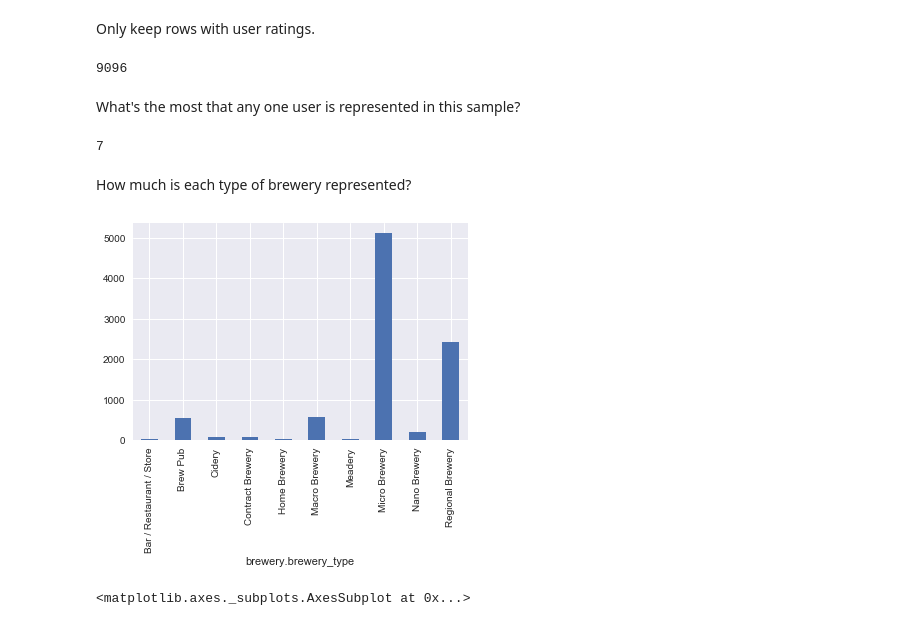
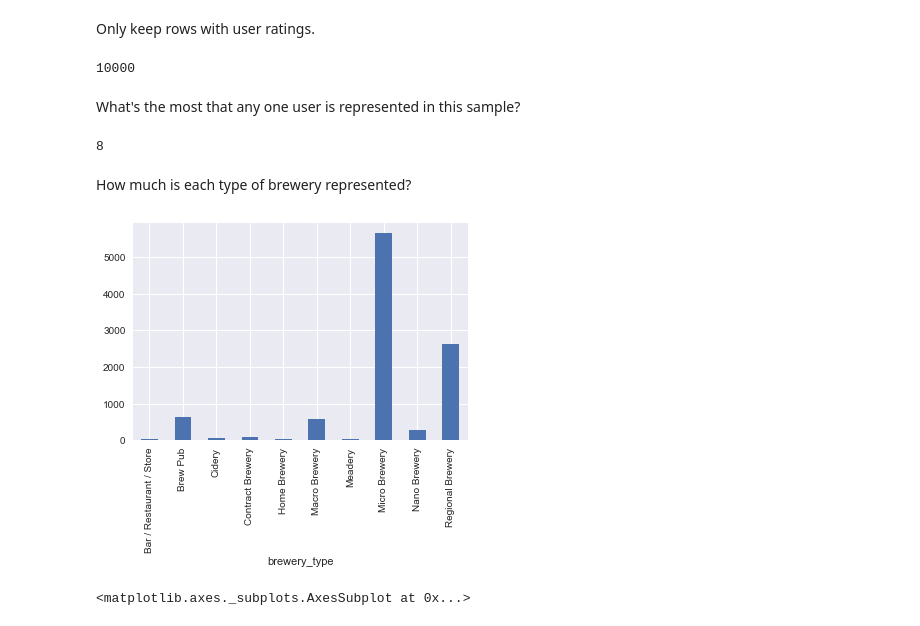
Before and after one commit to ebhtra/springboard, a Jupyter notebook: RatingsEDA.ipynb, the cells around one changed output. Cells and saved outputs as stored; diff of their text form; code cells hidden in the pictures.

```diff
--- a/RatingsEDA.ipynb
+++ b/RatingsEDA.ipynb
@@ -70,24 +70,24 @@ plt.show()
 # %% [markdown]
 Only keep rows with user ratings.
 # %%
-tenKdf=tenKdf[tenKdf['rating_score'] > 0]
+tenKdf=tenKdf[tenKdf['rating_user'] > 0]
 # %%
 len(tenKdf)
 # %% [output]
-9096
+10000
 # %% [markdown]
 What's the most that any one user is represented in this sample?
 # %%
-max(tenKdf.groupby('user.uid').size())
+max(tenKdf.groupby('user_id').size())
 # %% [output]
-7
+8
 # %% [markdown]
 How much is each type of brewery represented?
 # %%
-tenKdf.groupby('brewery.brewery_type').size().plot(kind='bar')
+tenKdf.groupby('brewery_type').size().plot(kind='bar')
 plt.show()
 # %% [output]
-[figure, old version]
+[figure, new version]
 # %%
 tenKdf[tenKdf['venue.primary_category'].notnull()].groupby(
     'venue.primary_category')['rating_score'].mean().plot(kind='bar')
```
Also changed, not shown: parts of 19 cells of this notebook.
